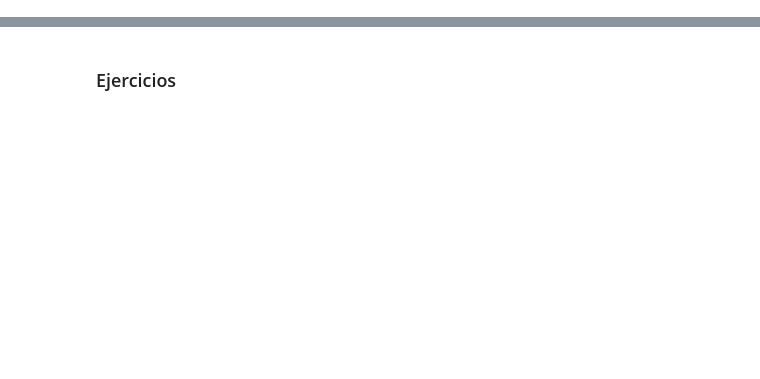
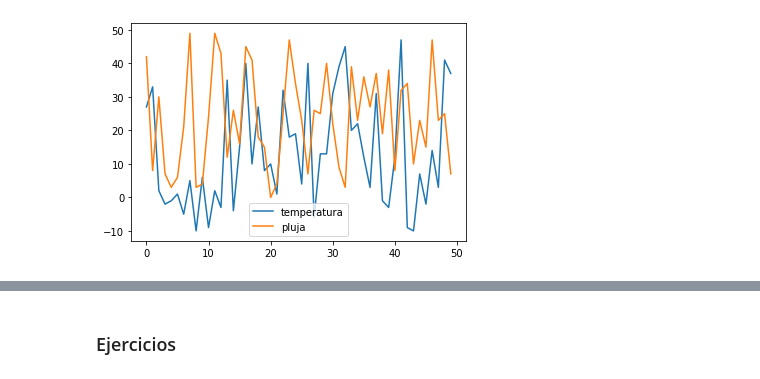
Before and after one commit to wisaaco/TxADM, a Jupyter notebook: notebooks/Part2/00_Pandas/03_Visualizacion.ipynb, the cells around one changed output, grey strips where cells are left out. Drawn from its saved outputs; the diff is of its cells as text; code cells hidden in the pictures; blank space fills up the shorter version.

```diff
--- a/notebooks/Part2/00_Pandas/03_Visualizacion.ipynb
+++ b/notebooks/Part2/00_Pandas/03_Visualizacion.ipynb
@@ -216,0 +25,14 @@ sns.jointplot(x=x, y=y);
+# %%
+import numpy as np
+import pandas as pd
+
+# Generació de dades
+np.random.seed(1)
+samples = 50
+
+df = pd.DataFrame({
+    "temperatura":np.random.randint(low=-10,high=50,size=samples),
+    "pluja":np.random.randint(low= 0,high=50,size=samples),
+    "vent":np.random.choice(["N","S","E","W"],size=samples)})
+
+df.head()
@@ -216,0 +46,4 @@ sns.jointplot(x=x, y=y);
+# %%
+df.plot(); # que passa si llevem el;
+# %% [output]
+[figure, added]
```
Also changed, not shown: parts of 85 cells of this notebook, 5 other files.
